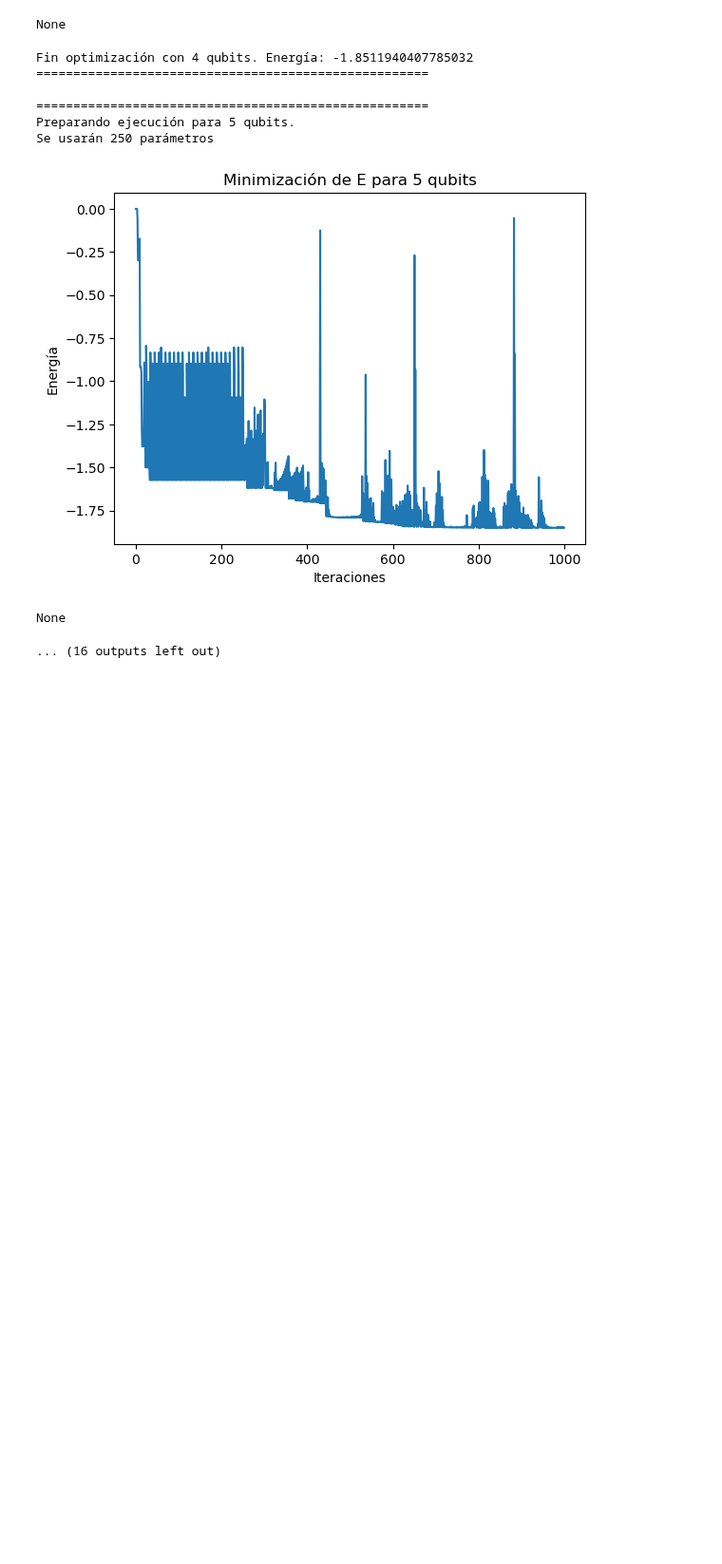
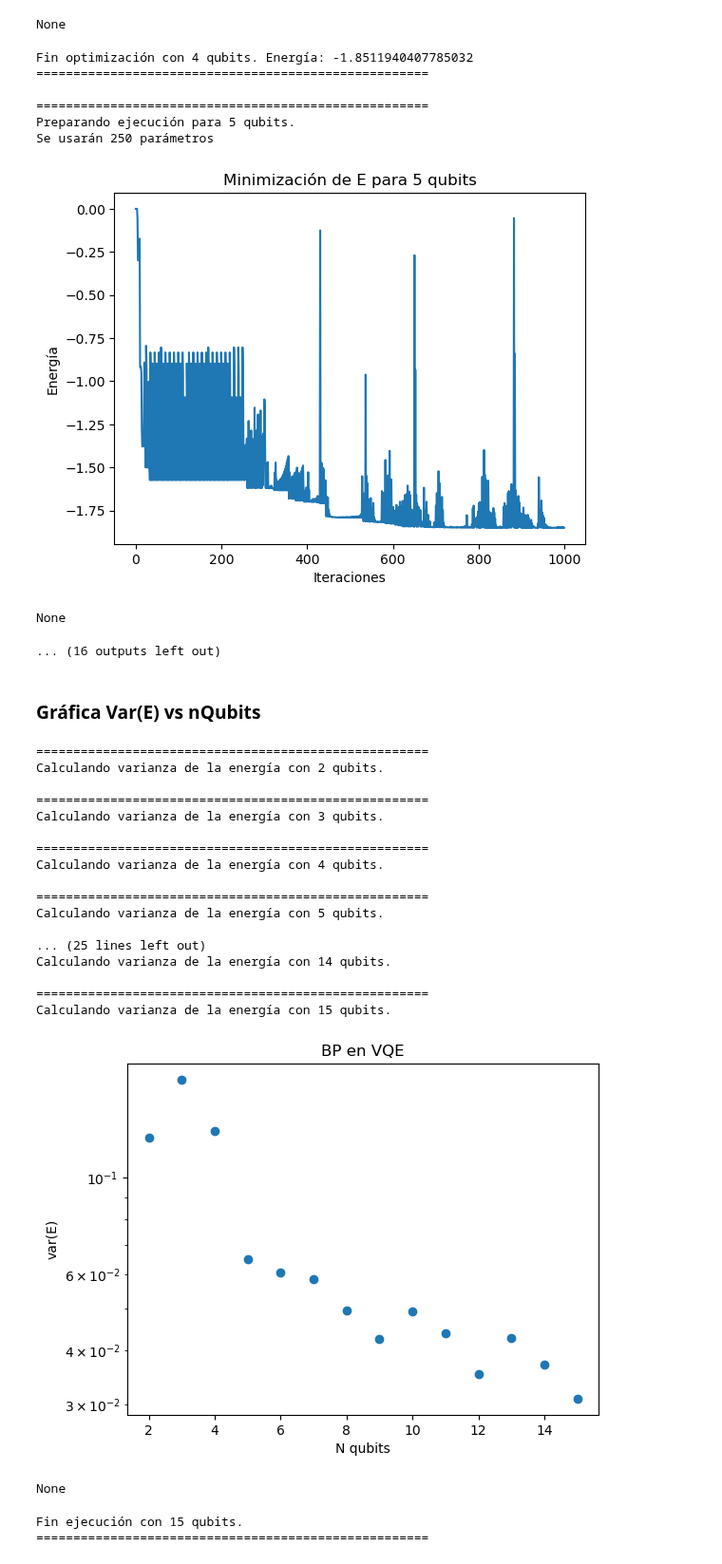
Before and after one commit to JLSM02/QML-Avoiding-BP, a Jupyter notebook: VQE/H2 Scalable/VQE_hydrogen_scalable.ipynb, the cells around one changed output. Shown at 95% size. Cells and saved outputs as stored; diff of their text form; code cells hidden in the pictures; blank space fills up the shorter version.

```diff
--- a/VQE/H2 Scalable/VQE_hydrogen_scalable.ipynb
+++ b/VQE/H2 Scalable/VQE_hydrogen_scalable.ipynb
@@ -155,6 +157,80 @@ Se usarán 250 parámetros
 [figure]
 None
 ... (16 outputs left out)
+# %% [markdown]
+### Gráfica Var(E) vs nQubits
+# %%
+# Cuantos qubits usar
+max_qubits = 15
+
+# Cuantos valores de la funcion de costo probar para calcular la varianza
+N = 50
+
+# Datos que pintamos al final
+data = []
+
+# Creamos el estimador para el simulador
+estimator = Estimator()
+
+# Bucle número de qubits
+for i in range(2, max_qubits+1):
+
+    # Información sobre la iteración actual
+    print("\n=====================================================")
+    print(f"Calculando varianza de la energía con {i} qubits.")
+
+    current_hamiltonian=expand_hamiltonian(base_hamiltonian, i)
+    ansatz_circuit, thetas = build_deep_ansatz(i)
+
+    def cost_func(params, ansatz, hamiltonian, estimator):
+        job = estimator.run([ansatz], [hamiltonian], [params])
+        result = job.result()
+        energy = result.values[0]
+        return energy
+
+    # Lista para guardar los valores aleatorios
+    random_energy = []
+
+    for j in range(N+1):
+        x0 = np.random.random(len(thetas)*i)
+        random_energy.append(cost_func(x0, ansatz_circuit, current_hamiltonian, estimator))
+
+    data.append([np.var(random_energy), i])
+
+data = np.array(data)
+# Graficar evolución del costo
+fig, ax = plt.subplots()
+ax.scatter(data[:,1], data[:,0])
+ax.set_xlabel("N qubits")
+ax.set_ylabel("var(E)")
+ax.set_title(f"BP en VQE")
+ax.set_yscale("log")
+display(plt.show())
+
+print(f"Fin ejecución con {i} qubits.")
+print("=====================================================")
+# %% [output]
+=====================================================
+Calculando varianza de la energía con 2 qubits.
+
+=====================================================
+Calculando varianza de la energía con 3 qubits.
+
+=====================================================
+Calculando varianza de la energía con 4 qubits.
+
+=====================================================
+Calculando varianza de la energía con 5 qubits.
+
+... (25 lines left out)
+Calculando varianza de la energía con 14 qubits.
+
+=====================================================
+Calculando varianza de la energía con 15 qubits.
+[figure, added]
+None
+Fin ejecución con 15 qubits.
+=====================================================
 # %%
 def grad(fun, x0, precision): # Calcula la derivada de la función en un punto x0.
     # fun -> función a la que se le saca el gradiente
```
Also changed, not shown: parts of 2 cells of this notebook.
